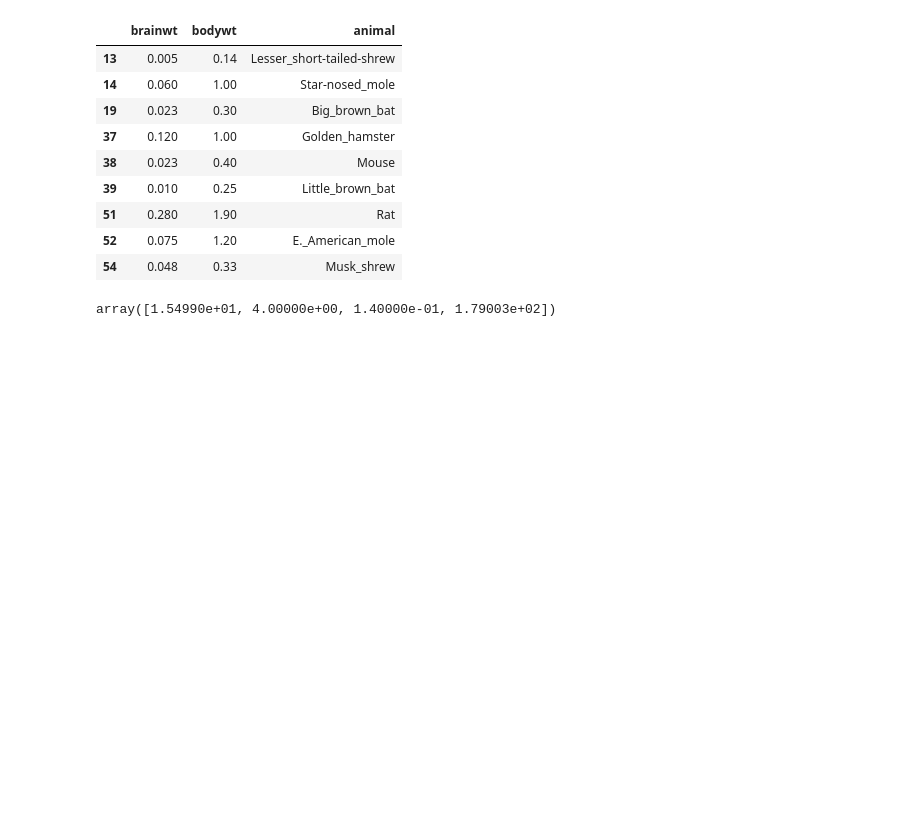
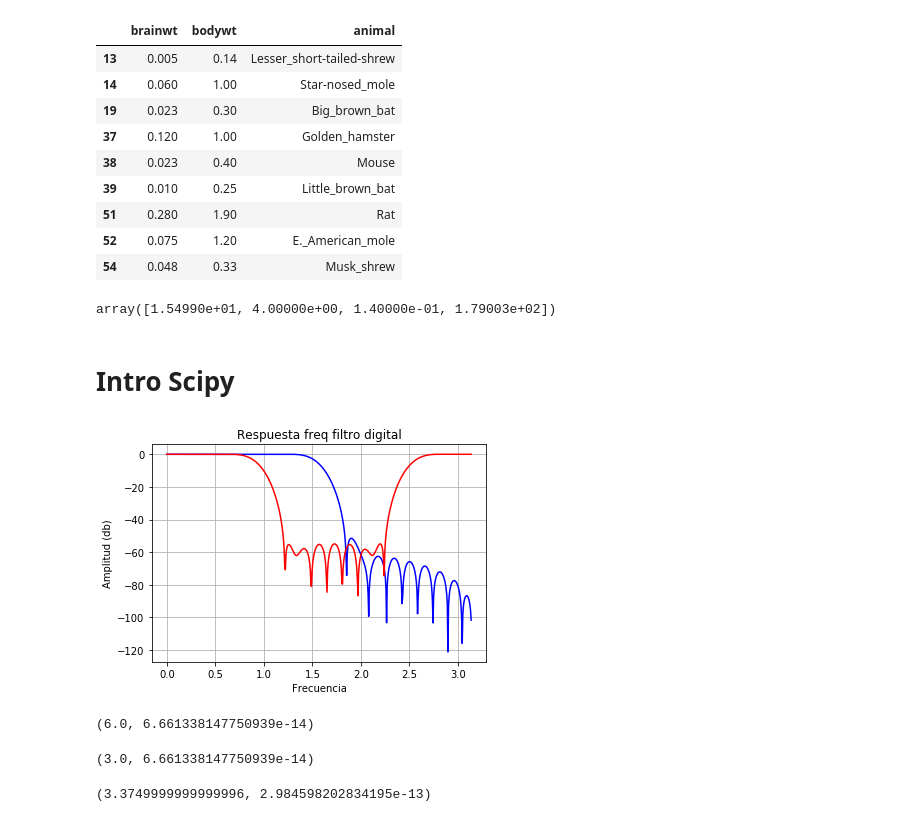
Before and after one commit to albertoid/clases_datamex0120, a Jupyter notebook: w4_d1 - Desc Stats, Intro Scipy.ipynb, the cells around one changed output. Cells and saved outputs as stored; diff of their text form; code cells hidden in the pictures; blank space fills up the shorter version.

```diff
--- a/w4_d1 - Desc Stats, Intro Scipy.ipynb
+++ b/w4_d1 - Desc Stats, Intro Scipy.ipynb
@@ -229,3 +229,5 @@ animals[animals.bodywt<2]
 animals.bodywt[animals.bodywt>25*animals.brainwt].values
 # %% [output]
 array([1.54990e+01, 4.00000e+00, 1.40000e-01, 1.79003e+02])
+# %% [markdown]
+# Intro Scipy
@@ -231,0 +239,46 @@ array([1.54990e+01, 4.00000e+00, 1.40000e-01, 1.79003e+02])
+# %%
+f1=signal.firwin(40, 0.5)
+f2=signal.firwin(41, [0.3, 0.8])
+# %%
+h1, w1=signal.freqz(f1)
+h2, w2=signal.freqz(f2)
+# %%
+plt.title('Respuesta freq filtro digital')
+plt.plot(h1, 20*np.log10(np.abs(w1)), 'b')
+plt.plot(h2, 20*np.log10(np.abs(w2)), 'r')
+plt.ylabel('Amplitud (db)')
+plt.xlabel('Frecuencia')
+plt.grid()
+plt.show();
+# %% [output]
+[figure, added]
+# %%
+# integral entre 0 y 1 de 12x
+
+from scipy import integrate
+
+f=lambda x: 12*x
+res=integrate.quad(f, 0, 1)
+res  # (resultado, error absoluto)
+# %% [output]
+(6.0, 6.661338147750939e-14)
+# %%
+# integral doble
+
+f=lambda x,y: 12*x*1
+
+g=lambda x :0
+h=lambda y :1
+
+res=integrate.dblquad(f, 0, 0.5, g, h)
+res
+# %% [output]
+(3.0, 6.661338147750939e-14)
+# %%
+# integral triple
+
+f= lambda x,y,z: 12*x*y*z
+
+integrate.tplquad(f, 0,1, lambda x:0, lambda x:0.5, lambda x,y:0, lambda x,y: 3)
+# %% [output]
+(3.3749999999999996, 2.984598202834195e-13)
```
Also changed, not shown: parts of 38 cells of this notebook.
